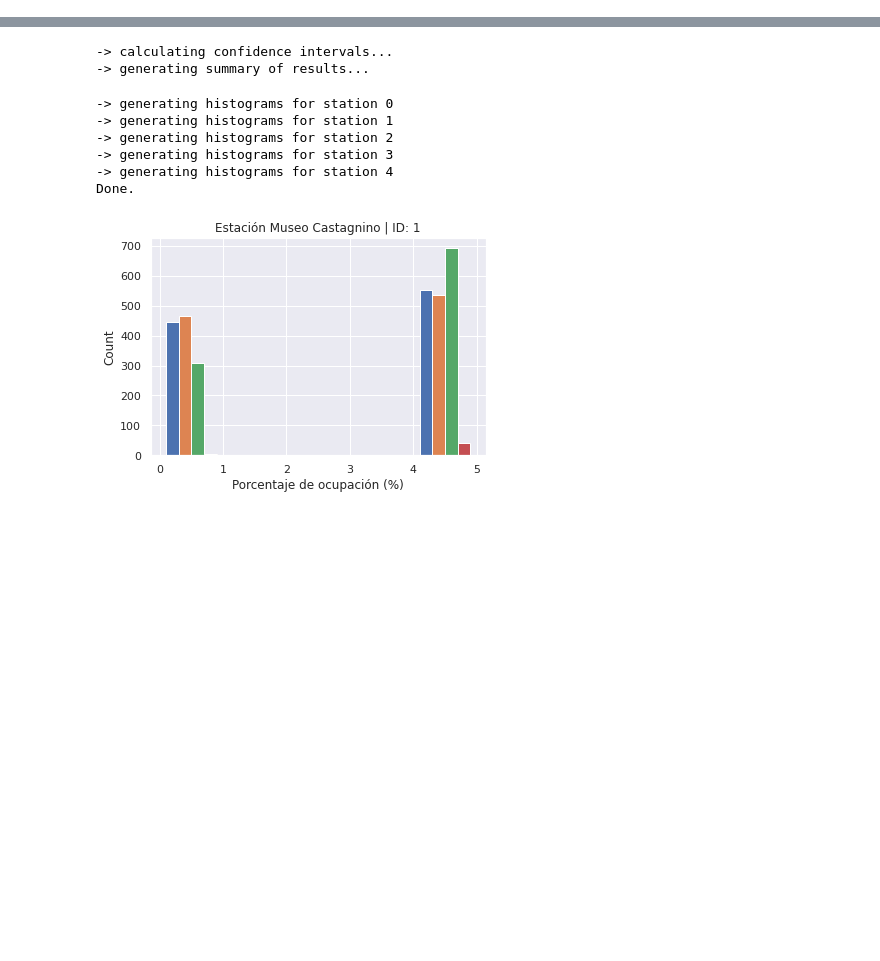
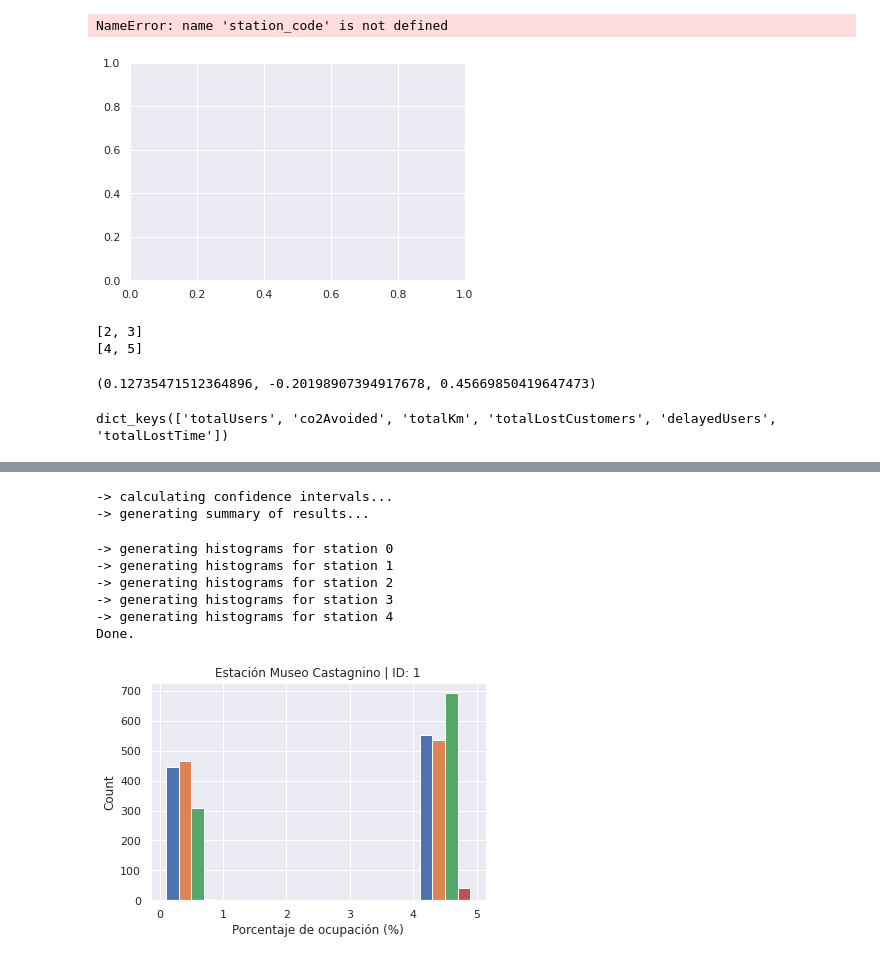
Before and after one commit to agustindangelo/mibicitubici-simulacion, a Jupyter notebook: code/process-output.ipynb, the cells around one changed output, grey strips where cells are left out. Drawn from its saved outputs; the diff is of its cells as text; code cells hidden in the pictures; blank space fills up the shorter version.

```diff
--- a/code/process-output.ipynb
+++ b/code/process-output.ipynb
@@ -9,3 +169,17 @@ sns.set()
+# %%
+fig, ax = plt.subplots()
+ax.bar(x=station_code, height=summary_occupation_exp_1.loc['50%', :])
+ax.set_ylabel('Porcentaje de ocupación (%)')
+ax.set_xlabel('')
+# %% [output]
+NameError: name 'station_code' is not defined
+[figure, added]
+# %%
+for file in [2,3], [4,5]:
+    print(file)
+# %% [output]
+[2, 3]
+[4, 5]
 # %%
 def mean_confidence_interval(data, confidence=0.90):
     a = 1.0 * np.array(data)
@@ -13,6 +187,12 @@ def mean_confidence_interval(data, confidence=0.90):
     m, se = np.mean(a), scipy.stats.sem(a)
     h = se * scipy.stats.t.ppf((1 + confidence) / 2., n-1)
     return m, m-h, m+h
+# %%
+res1 = np.random.normal(size=50)
+res2 = np.random.normal(size=50)
+mean_confidence_interval(res1 - res2)
+# %% [output]
+(0.12735471512364896, -0.20198907394917678, 0.45669850419647473)
 # %%
 n_experiments = 2
 n_replications = 2
@@ -38,3 +218,7 @@ for exp in range(1, n_experiments + 1):
 
         for statistic in statistics:
             results[statistic].append(data[statistic])
+# %%
+results.keys()
+# %% [output]
+dict_keys(['totalUsers', 'co2Avoided', 'totalKm', 'totalLostCustomers', 'delayedUsers', 'totalLostTime'])
```
Also changed, not shown: parts of 8 cells of this notebook, 18 other files.
